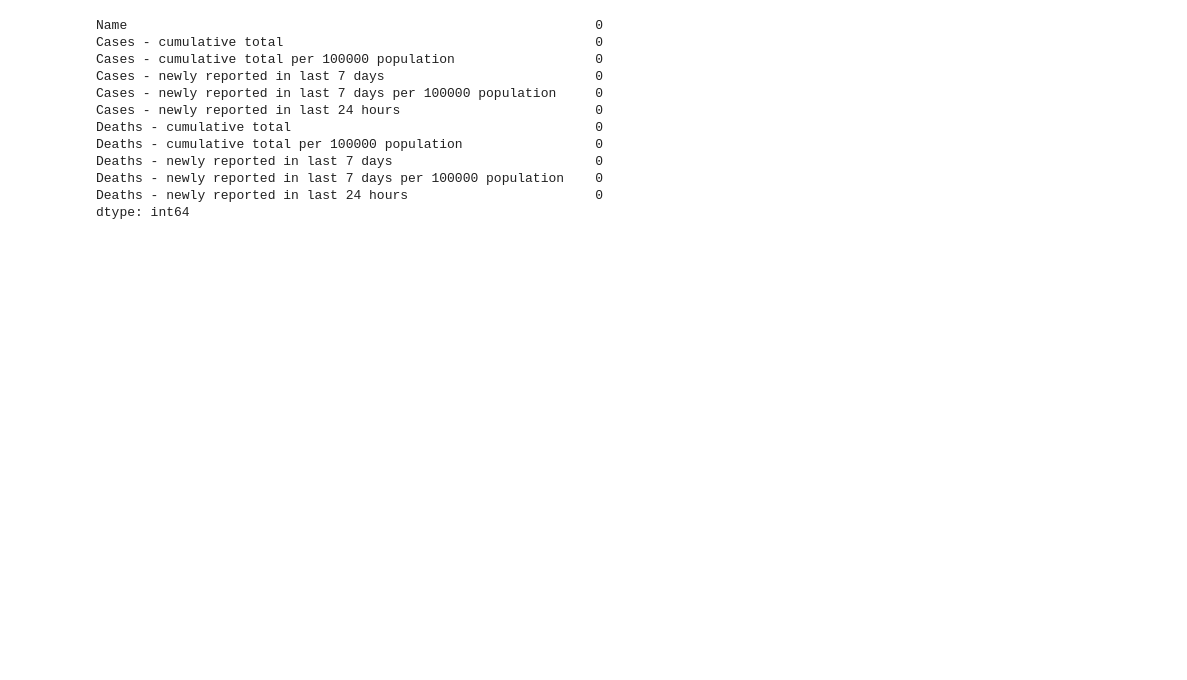
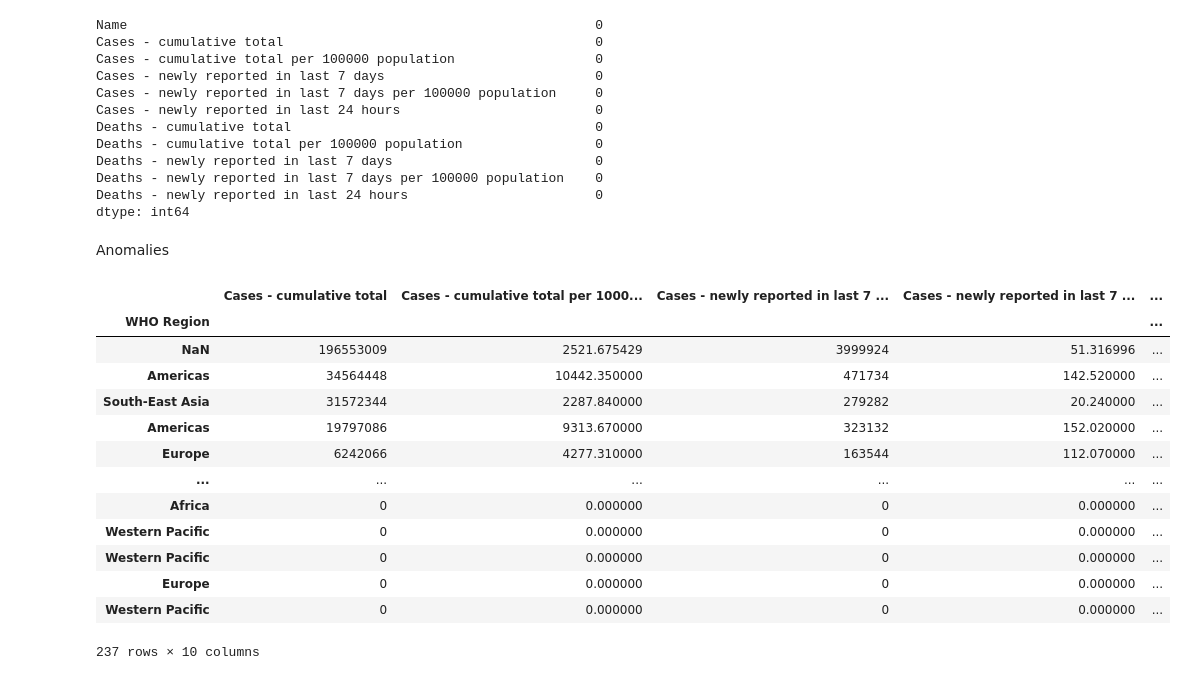
Before and after one commit to ChuckJovans/Testing-Data-Analysis-in-VS, a Jupyter notebook: Practice Pandas.ipynb, the cells around one changed output. Saved outputs shown, nothing was run; the diff lists cells and outputs as text; code cells hidden in the pictures; blank space fills up the shorter version.

```diff
--- a/Practice Pandas.ipynb
+++ b/Practice Pandas.ipynb
@@ -488,3 +488,24 @@ Deaths - newly reported in last 7 days                          0
 Deaths - newly reported in last 7 days per 100000 population    0
 Deaths - newly reported in last 24 hours                        0
 dtype: int64
+# %% [markdown]
+Anomalies
+# %%
+df = df.select_dtypes(include=[float, int])
+# %%
+df
+# %% [output]
+|  | Cases - cumulative total | Cases - cumulative total per 1000... | Cases - newly reported in last 7 ... | Cases - newly reported in last 7 ... | ... |
+| WHO Region |  |  |  |  | ... |
+| NaN | 196553009 | 2521.675429 | 3999924 | 51.316996 | ... |
+| Americas | 34564448 | 10442.350000 | 471734 | 142.520000 | ... |
+| South-East Asia | 31572344 | 2287.840000 | 279282 | 20.240000 | ... |
+| Americas | 19797086 | 9313.670000 | 323132 | 152.020000 | ... |
+| Europe | 6242066 | 4277.310000 | 163544 | 112.070000 | ... |
+| ... | ... | ... | ... | ... | ... |
+| Africa | 0 | 0.000000 | 0 | 0.000000 | ... |
+| Western Pacific | 0 | 0.000000 | 0 | 0.000000 | ... |
+| Western Pacific | 0 | 0.000000 | 0 | 0.000000 | ... |
+| Europe | 0 | 0.000000 | 0 | 0.000000 | ... |
+| Western Pacific | 0 | 0.000000 | 0 | 0.000000 | ... |
+237 rows × 10 columns
```
